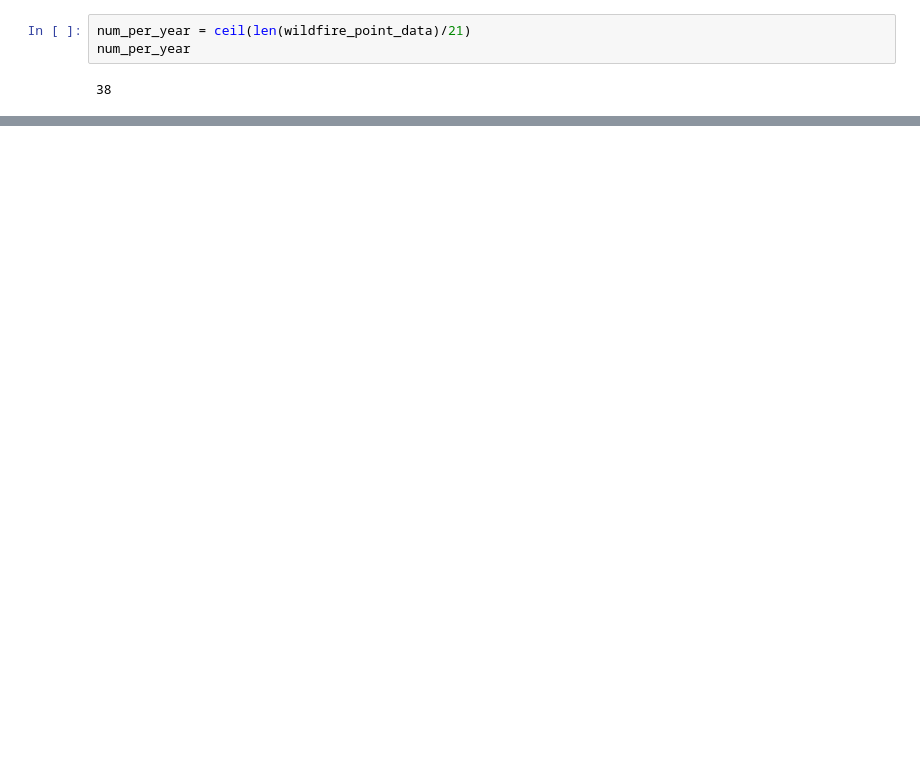
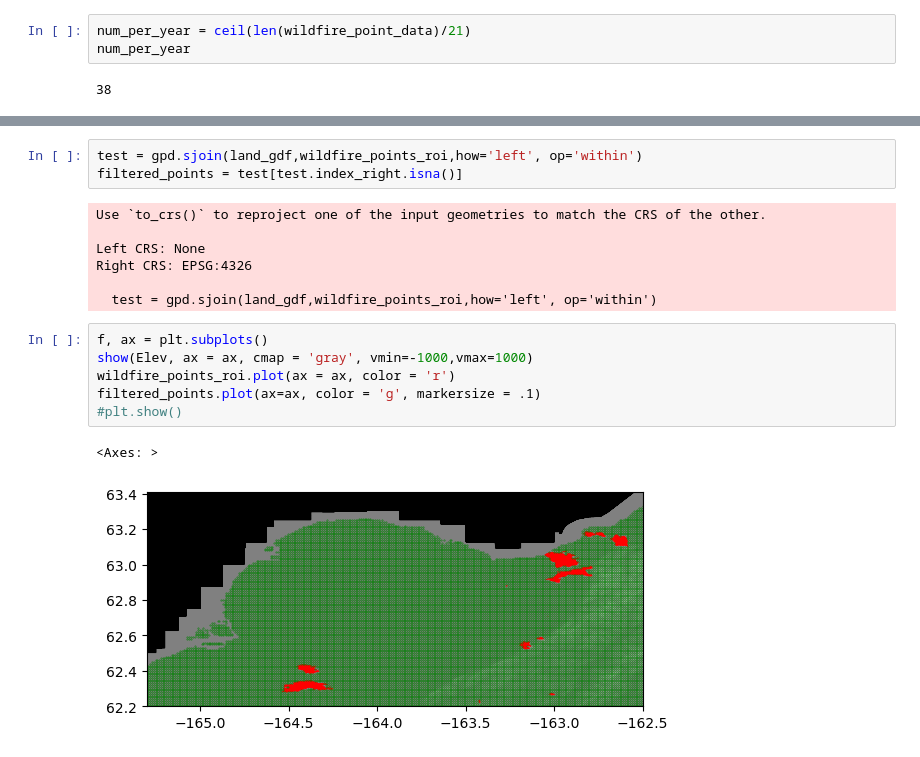
Before and after one commit to cmanna75/wildfire_susceptibility, a Jupyter notebook: Wildfire_Susceptibility.ipynb, the cells around one changed output, grey strips where cells are left out. Drawn from its saved outputs; the diff is of its cells as text; blank space fills up the shorter version.

```diff
--- a/Wildfire_Susceptibility.ipynb
+++ b/Wildfire_Susceptibility.ipynb
@@ -404,0 +421,19 @@ num_per_year
+# %%
+test = gpd.sjoin(land_gdf,wildfire_points_roi,how='left', op='within')
+filtered_points = test[test.index_right.isna()]
+# %% [output]
+Use `to_crs()` to reproject one of the input geometries to match the CRS of the other.
+
+Left CRS: None
+Right CRS: EPSG:4326
+
+  test = gpd.sjoin(land_gdf,wildfire_points_roi,how='left', op='within')
+# %%
+f, ax = plt.subplots()
+show(Elev, ax = ax, cmap = 'gray', vmin=-1000,vmax=1000)
+wildfire_points_roi.plot(ax = ax, color = 'r')
+filtered_points.plot(ax=ax, color = 'g', markersize = .1)
+#plt.show()
+# %% [output]
+<Axes: >
+[figure, added]
```
Also changed, not shown: parts of 12 cells of this notebook.
